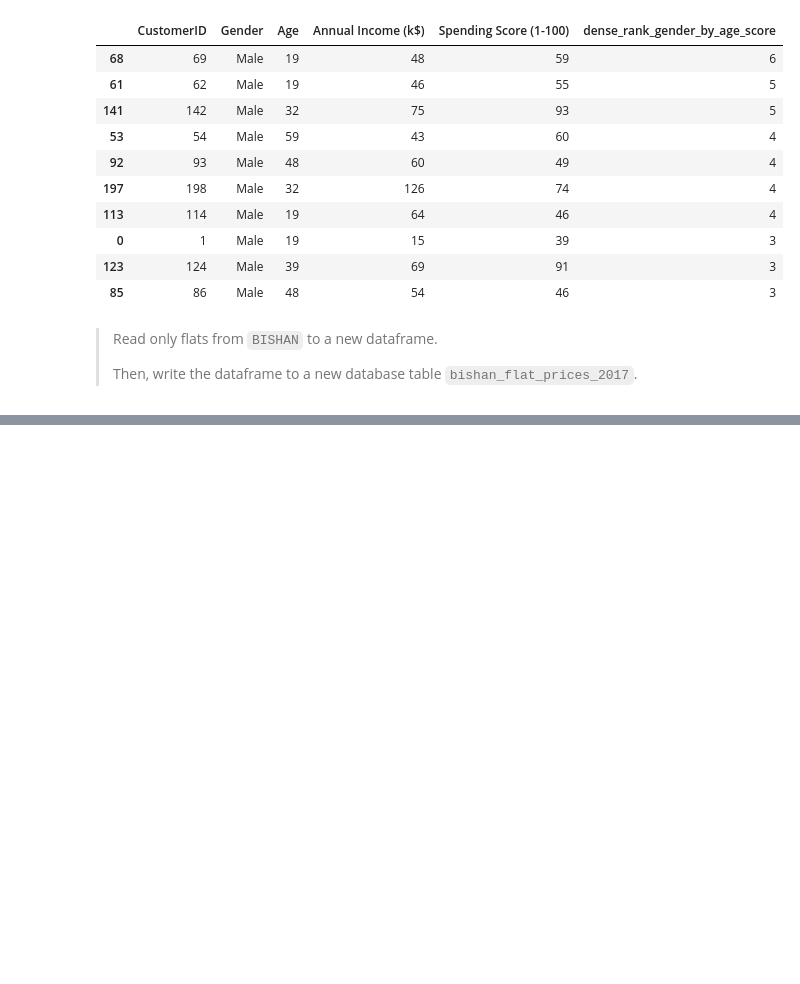
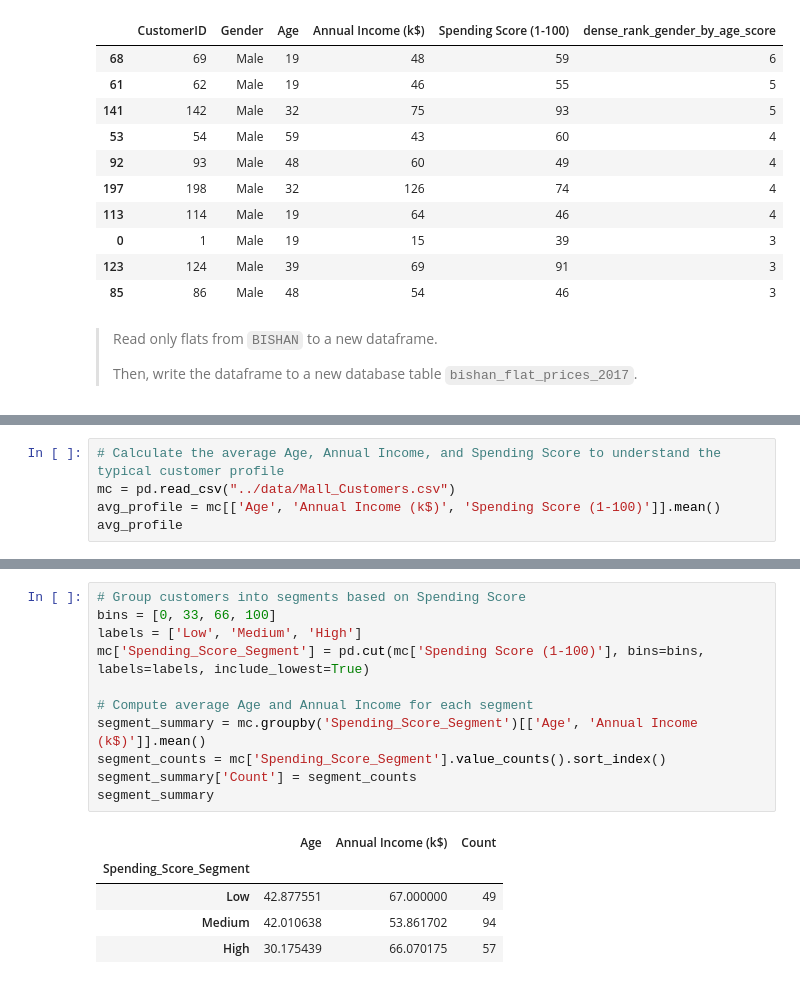
Before and after one commit to rubyferdianto/5m-data-1.8-eda-basic, a Jupyter notebook: notebooks/eda_basic_lesson.ipynb, the cells around one changed output, grey strips where cells are left out. Drawn from its saved outputs; the diff is of its cells as text; blank space fills up the shorter version.

```diff
--- a/notebooks/eda_basic_lesson.ipynb
+++ b/notebooks/eda_basic_lesson.ipynb
@@ -1849,0 +1929,5 @@ filtered_male.sort_values(['dense_rank_gender_by_age_score'], ascending=False).h
+# %%
+# Calculate the average Age, Annual Income, and Spending Score to understand the typical customer profile
+mc = pd.read_csv("../data/Mall_Customers.csv")
+avg_profile = mc[['Age', 'Annual Income (k$)', 'Spending Score (1-100)']].mean()
+avg_profile
@@ -1849,0 +2059,17 @@ filtered_male.sort_values(['dense_rank_gender_by_age_score'], ascending=False).h
+# %%
+# Group customers into segments based on Spending Score
+bins = [0, 33, 66, 100]
+labels = ['Low', 'Medium', 'High']
+mc['Spending_Score_Segment'] = pd.cut(mc['Spending Score (1-100)'], bins=bins, labels=labels, include_lowest=True)
+
+# Compute average Age and Annual Income for each segment
+segment_summary = mc.groupby('Spending_Score_Segment')[['Age', 'Annual Income (k$)']].mean()
+segment_counts = mc['Spending_Score_Segment'].value_counts().sort_index()
+segment_summary['Count'] = segment_counts
+segment_summary
+# %% [output]
+|  | Age | Annual Income (k$) | Count |
+| Spending_Score_Segment |  |  |  |
+| Low | 42.877551 | 67.000000 | 49 |
+| Medium | 42.010638 | 53.861702 | 94 |
+| High | 30.175439 | 66.070175 | 57 |
```
Also changed, not shown: parts of 15 cells of this notebook.
